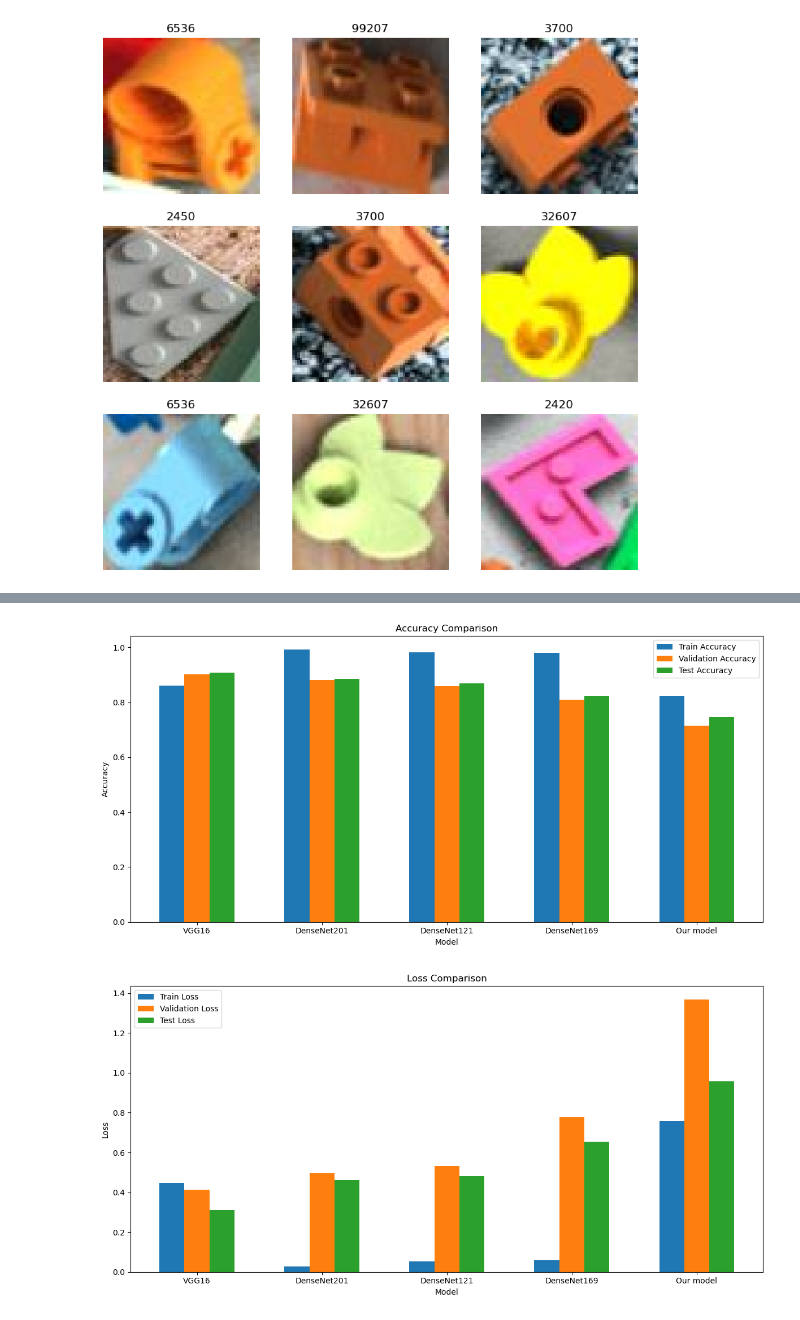
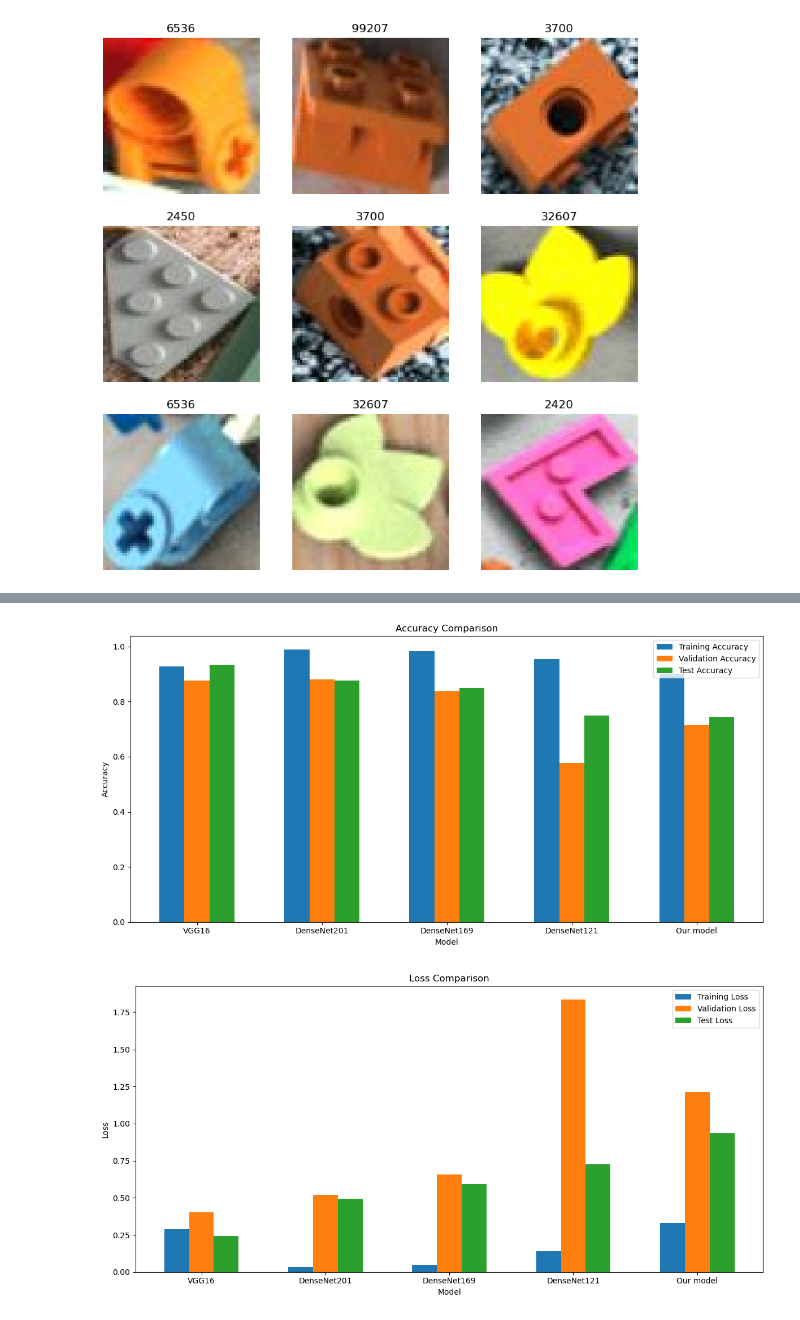
Before and after one commit to infoshareacademy/jdszr12-4code, a Jupyter notebook: LEGO/LEGO_draft.ipynb, the cells around one changed output, grey strips where cells are left out. Cells and saved outputs as stored; diff of their text form; code cells hidden in the pictures.

```diff
--- a/LEGO/LEGO_draft.ipynb
+++ b/LEGO/LEGO_draft.ipynb
@@ -268,5 +354,5 @@ results_df.to_csv("./trained_models_results.csv")
 # %%
 # Load DataFrame with results
-results_df = pd.read_csv("./trained_models_results.csv", index_col=0)
+results_df = pd.read_csv("./csv/trained_models_results.csv", index_col=0, usecols=[0, 2, 3, 4, 5, 6, 7])
 results_df
 # %% [output]
@@ -280,13 +365,7 @@ results_df
-# %%
-# Remove VGG19 (worst model) from the DataFrame
-results_df.drop('VGG19', inplace=True)
 # %%
 # Sort the DataFrame by test accuracy
 results_df.sort_values(by=['test_accuracy'], ascending=False, inplace=True)
 # %%
-import matplotlib.pyplot as plt
-import numpy as np
-
 # Create a list of model names
 models_list = results_df.index.tolist()
 
@@ -295,7 +374,7 @@ plt.figure(figsize=(12, 6))
 bar_width = 0.2
 index = np.arange(len(models_list))
 
-plt.bar(index, results_df['train_accuracy'], bar_width, label='Train Accuracy')
+plt.bar(index, results_df['train_accuracy'], bar_width, label='Training Accuracy')
 plt.bar(index + bar_width, results_df['val_accuracy'], bar_width, label='Validation Accuracy')
 plt.bar(index + 2 * bar_width, results_df['test_accuracy'], bar_width, label='Test Accuracy')
 
@@ -307,24 +386,24 @@ plt.legend()
 plt.tight_layout()
 plt.show()
 # %% [output]
-[figure, old version]
+[figure, new version]
 # %%
 # Compare the loss of the models
 plt.figure(figsize=(12, 6))
 
-plt.bar(index, results_df['train_loss'], bar_width, label='Train Loss')
+plt.bar(index, results_df['train_loss'], bar_width, label='Training Loss')
 plt.bar(index + bar_width, results_df['val_loss'], bar_width, label='Validation Loss')
 plt.bar(index + 2 * bar_width, results_df['test_loss'], bar_width, label='Test Loss')
 
 plt.xlabel('Model')
 plt.ylabel('Loss')
 plt.title('Loss Comparison')
 plt.xticks(index + bar_width, models_list)
 plt.legend()
 plt.tight_layout()
 plt.show()
 # %% [output]
-[figure, old version]
+[figure, new version]
 # %%
 # Load the best model
 best_model = tf.keras.models.load_model('./best/best_model_VGG16.h5')
```
Also changed, not shown: parts of 21 cells of this notebook, 10 other files.
